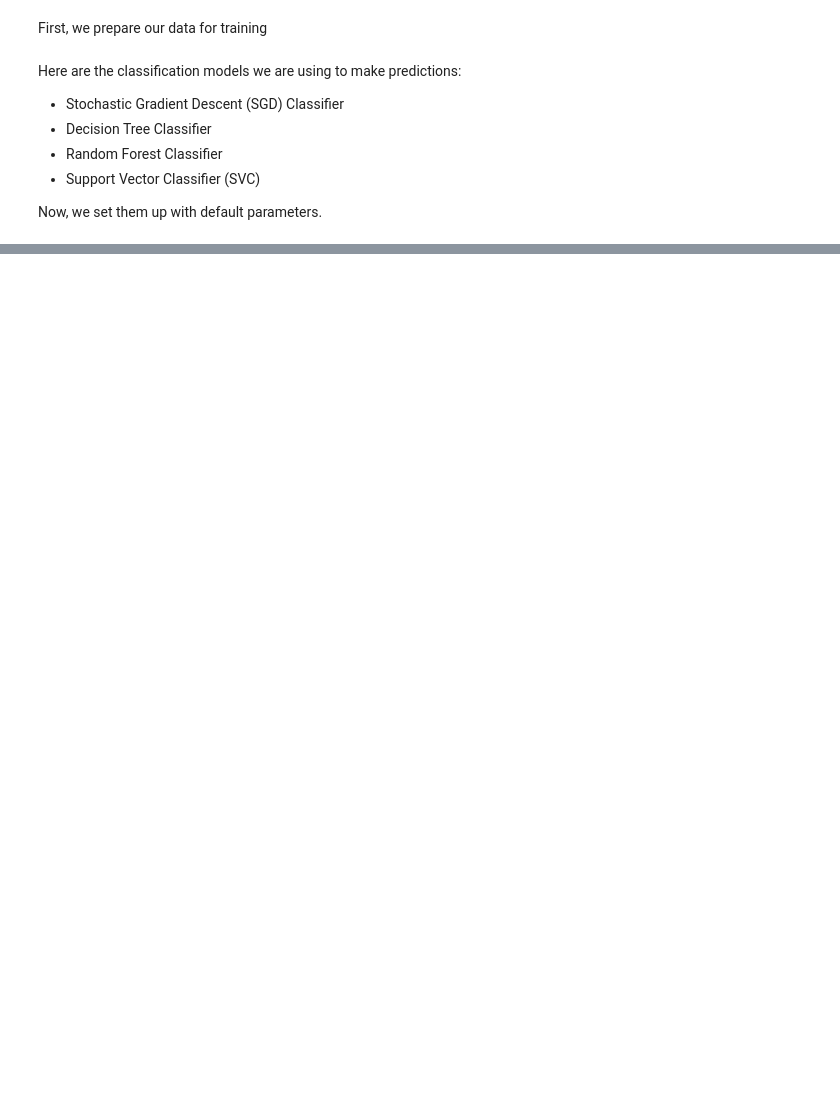
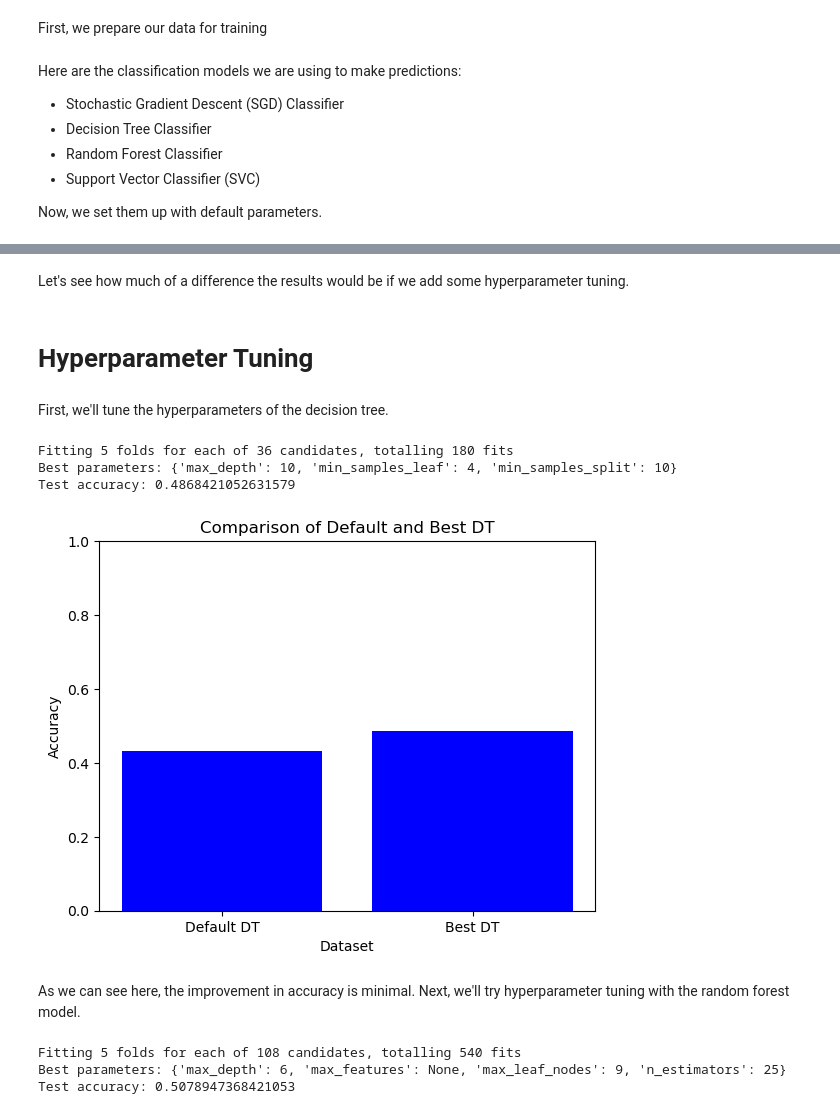
Before and after one commit to DoNguyenHung/EPL-Match-Data, a Jupyter notebook: Train_ML_models.ipynb, the cells around one changed output, grey strips where cells are left out. Saved outputs shown, nothing was run; the diff lists cells and outputs as text; code cells hidden in the pictures; blank space fills up the shorter version.

Commit message:
Add hyperparameter tuning

```diff
--- a/Train_ML_models.ipynb
+++ b/Train_ML_models.ipynb
@@ -168,2 +176,73 @@ for i in range(len(algos)):
 <Figure size 800x600 with 0 Axes>
 [figure]
+# %% [markdown]
+Let's see how much of a difference the results would be if we add some hyperparameter tuning.
+# %% [markdown]
+# Hyperparameter Tuning
+# %% [markdown]
+First, we'll tune the hyperparameters of the decision tree.
+# %%
+from sklearn.model_selection import GridSearchCV
+
+# Define the parameter grid to tune the hyperparameters
+param_grid = {
+    'max_depth': [10, 20, 30, None],
+    'min_samples_split': [2, 5, 10],
+    'min_samples_leaf': [1, 2, 4]
+}
+
+grid_search = GridSearchCV(estimator=dt, param_grid=param_grid,
+                           cv=5, n_jobs=-1, verbose=2, scoring='accuracy')
+
+grid_search.fit(train_set, train_labels)
+best_dtree = grid_search.best_estimator_ # Get the best estimator from the grid search
+
+best_dt_res = best_dtree.predict(test_set)
+
+acc_best_dt = accuracy_score(test_labels, best_dt_res)
+
+best_params = grid_search.best_params_
+print(f"Best parameters: {best_params}")
+print(f"Test accuracy: {acc_best_dt}")
+# %% [output]
+Fitting 5 folds for each of 36 candidates, totalling 180 fits
+Best parameters: {'max_depth': 10, 'min_samples_leaf': 4, 'min_samples_split': 10}
+Test accuracy: 0.4868421052631579
+# %%
+# Plotting the comparison
+plt.bar(['Default DT', 'Best DT'], [acc_test_dt, acc_best_dt], color='blue')
+plt.xlabel('Dataset')
+plt.ylabel('Accuracy')
+plt.title('Comparison of Default and Best DT')
+plt.ylim(0, 1)  # Accuracy ranges from 0 to 1
+plt.show()
+# %% [output]
+[figure, added]
+# %% [markdown]
+As we can see here, the improvement in accuracy is minimal. Next, we'll try hyperparameter tuning with the random forest model.
+# %%
+# Define the parameter grid to tune the hyperparameters
+param_grid = {
+    'n_estimators': [25, 50, 100, 150],
+    'max_features': ['sqrt', 'log2', None],
+    'max_depth': [3, 6, 9],
+    'max_leaf_nodes': [3, 6, 9],
+}
+
+grid_search = GridSearchCV(estimator=rf, param_grid=param_grid,
+                           cv=5, n_jobs=-1, verbose=2, scoring='accuracy')
+
+grid_search.fit(train_set, train_labels)
+best_rf = grid_search.best_estimator_ # Get the best estimator from the grid search
+
+best_rf_res = best_rf.predict(test_set)
+
+acc_best_rf = accuracy_score(test_labels, best_rf_res)
+
+best_params = grid_search.best_params_
+print(f"Best parameters: {best_params}")
+print(f"Test accuracy: {acc_best_rf}")
+# %% [output]
+Fitting 5 folds for each of 108 candidates, totalling 540 fits
+Best parameters: {'max_depth': 6, 'max_features': None, 'max_leaf_nodes': 9, 'n_estimators': 25}
+Test accuracy: 0.5078947368421053
```
Also changed, not shown: parts of 25 cells of this notebook.
